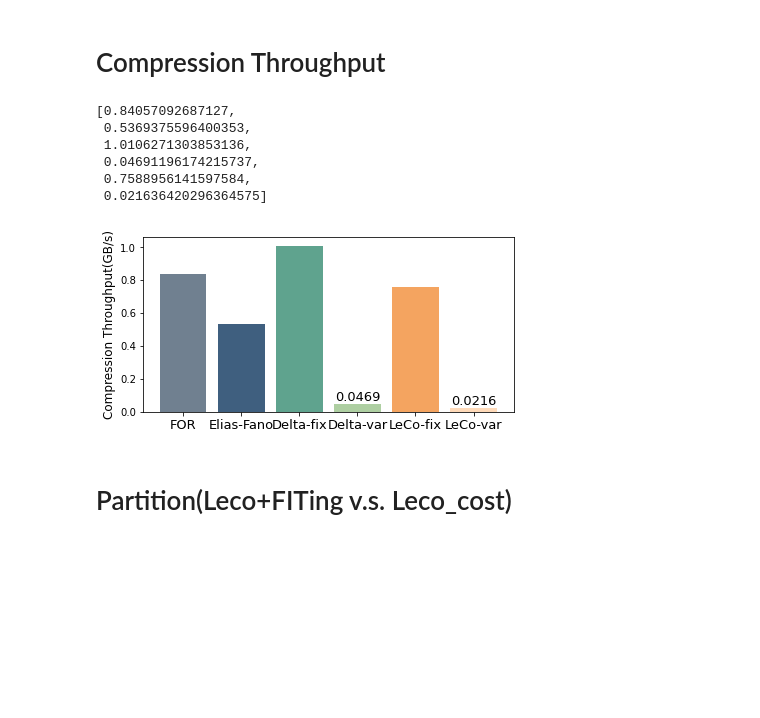
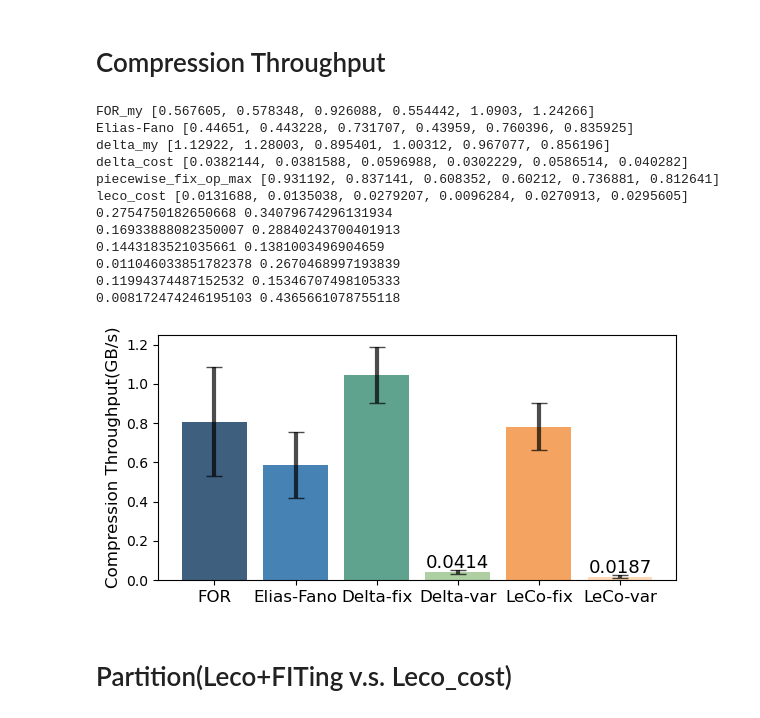
Before and after one commit to yhliu918/Learn-to-Compress, a Jupyter notebook: scripts/paper_scripts/plot_cr_ra.ipynb, the cells around one changed output. Drawn from its saved outputs; the diff is of its cells as text; code cells hidden in the pictures; blank space fills up the shorter version.

```diff
--- a/scripts/paper_scripts/plot_cr_ra.ipynb
+++ b/scripts/paper_scripts/plot_cr_ra.ipynb
@@ -235,7 +276,7 @@ label = ['linear','normal','poisson','timestamp','books','fb','wiki','movieid','
 data = process_plot_data(plot_dataset, methods, total,'ra_ns')
 data = np.array(data)
 for i in range(len(data)):
-    data[i][0] = Decimal(data[i][0]).quantize(Decimal("0.00"))
+    data[i][0] = int(data[i][0])
 data.resize([len(methods),len(plot_dataset)])
 create_multi_bars(label, data, bar_gap=0.03)
 # %% [output]
@@ -380,0 +582,20 @@ dt_thr
+# %%
+avg_sortedness = [0.23709459459459462, 0.3161271271271272,0.506024024024024, 0.8114264264264265, 0.07076907210240545, 0.7817727727727728,0.4501171171171171,0.984377977977978,0.19401668335001662]
+table_name = ['lineitem_3_0','partsupp', 'orders',
+             'inventory', 'catalog_sales_all', 'date_dim_all',
+             'allCountries_all', 'GRXEUR_opensort', 'course_info']
+cols = [8, 4, 3, 4,33,16, 4, 5,6]
+result = []
+FOR = []
+Delta = []
+Delta_var = []
+Leco = []
+Leco_var = []
+for i in range(len(table_name)):
+    parse_log(base_path+'/build/'+table_name[i], cols[i], table_name,choose_col = [],result=result)
+for l in result:
+    FOR.append(l[0])
+    Delta.append(l[1])
+    Delta_var.append(l[2])
+    Leco.append(l[3])
+    Leco_var.append(l[4])
@@ -465,43 +886,57 @@ enhancement_dp
 # Compression Throughput
 # %%
 fix_method  = ['FOR_my','Elias-Fano','delta_my','delta_cost','piecewise_fix_op_max','leco_cost']
-plot_dataset = ['linear_200M_uint32.txt','normal_200M_uint32.txt','poisson_randomdie.txt','ml_timestamp.txt','books_200M_uint32.txt','fb_200M_uint64','wiki_200M_uint64']
-size = [200000000, 200000000,100000000, 14057565, 200000000, 200000000, 200000000]
+plot_dataset = ['linear_200M_uint32.txt','normal_200M_uint32.txt','ml_timestamp.txt','books_200M_uint32.txt','fb_200M_uint64','wiki_200M_uint64']
+size = [200000000, 200000000, 14057565, 200000000, 200000000, 200000000]
 # portion = size / sum(size)
 avg_compression_throughput = []
+std_cth = []
 for codec in fix_method:
     test = total.loc[total['method'] == codec]
-    test = test.loc[test['dataset'].isin(plot_dataset)]
-    data_cols = np.array(test['compression_throughput'])
+    data_cols = []
+    for data in plot_dataset:
+        data_cols.append(float(test.loc[test['dataset']==data]['compression_throughput']))
+    print(codec, data_cols)
+    std_cth.append(np.std(data_cols))
     avg_speed = 0
     for i in range(len(data_cols)):
         avg_speed += (size[i]/sum(size))*data_cols[i]
     avg_compression_throughput.append(avg_speed)
 avg_compression_throughput
+for i in range(len(fix_method)):
+    print(std_cth[i],std_cth[i]/avg_compression_throughput[i])
 # %% [output]
-[0.84057092687127,
- 0.5369375596400353,
- 1.0106271303853136,
- 0.04691196174215737,
- 0.7588956141597584,
- 0.021636420296364575]
+FOR_my [0.567605, 0.578348, 0.926088, 0.554442, 1.0903, 1.24266]
+Elias-Fano [0.44651, 0.443228, 0.731707, 0.43959, 0.760396, 0.835925]
+delta_my [1.12922, 1.28003, 0.895401, 1.00312, 0.967077, 0.856196]
+delta_cost [0.0382144, 0.0381588, 0.0596988, 0.0302229, 0.0586514, 0.040282]
+piecewise_fix_op_max [0.931192, 0.837141, 0.608352, 0.60212, 0.736881, 0.812641]
+leco_cost [0.0131688, 0.0135038, 0.0279207, 0.0096284, 0.0270913, 0.0295605]
+0.2754750182650668 0.34079674296131934
+0.16933888082350007 0.28840243700401913
+0.1443183521035661 0.1381003496904659
+0.011046033851782378 0.2670468997193839
+0.11994374487152532 0.15346707498105333
+0.008172474246195103 0.4365661078755118
 # %%
 method_name = ['FOR','Elias-Fano','Delta-fix','Delta-var','LeCo-fix','LeCo-var']
 category_colors = ['slategray',color_sns[5],color_sns[3],color_sns[1],'gold','lemonchiffon']
-category_colors = ['slategray',color_sns[5],color_sns[3],color_sns[1],'sandybrown','peachpuff']
+category_colors = [color_sns[5],'steelblue',color_sns[3],color_sns[1],'sandybrown','peachpuff']
 plt.figure(figsize=(6, 3))
-plt.bar(method_name,avg_compression_throughput,color = category_colors)
-plt.xticks(fontsize=13)
+error_params=dict(elinewidth=3,ecolor='black',capsize=6, alpha = 0.7)
+plt.bar(method_name,avg_compression_throughput,color = category_colors,yerr=std_cth,error_kw=error_params)
+plt.xticks(fontsize=12)
 plt.ylabel('Compression Throughput(GB/s)',fontsize=12)
 for i in range(len(method_name)):
     if avg_compression_throughput[i]<0.1:
         plt.text(method_name[i], avg_compression_throughput[i], str(Decimal(avg_compression_throughput[i]).quantize(Decimal("0.0000"))),fontsize = 13,ha='center',
              va='bottom',)
+# plt.errorbar(errorbar,y,yerr=error_range,fmt='o:',ecolor='hotpink',elinewidth=3,ms=5,mfc='wheat',mec='salmon',capsize=3)
 # plt.axhline(y=avg_compression_throughput[-1], c="grey", ls="--", lw=2)
 plt.tight_layout()
 plt.savefig('CT_new.pdf',dpi=500, transparent=True)
 # %% [output]
-[figure, old version]
+[figure, new version]
 # %% [markdown]
 # Partition(Leco+FITing v.s. Leco_cost)
 # %%
```
Also changed, not shown: parts of 41 cells of this notebook, 3 other files.
